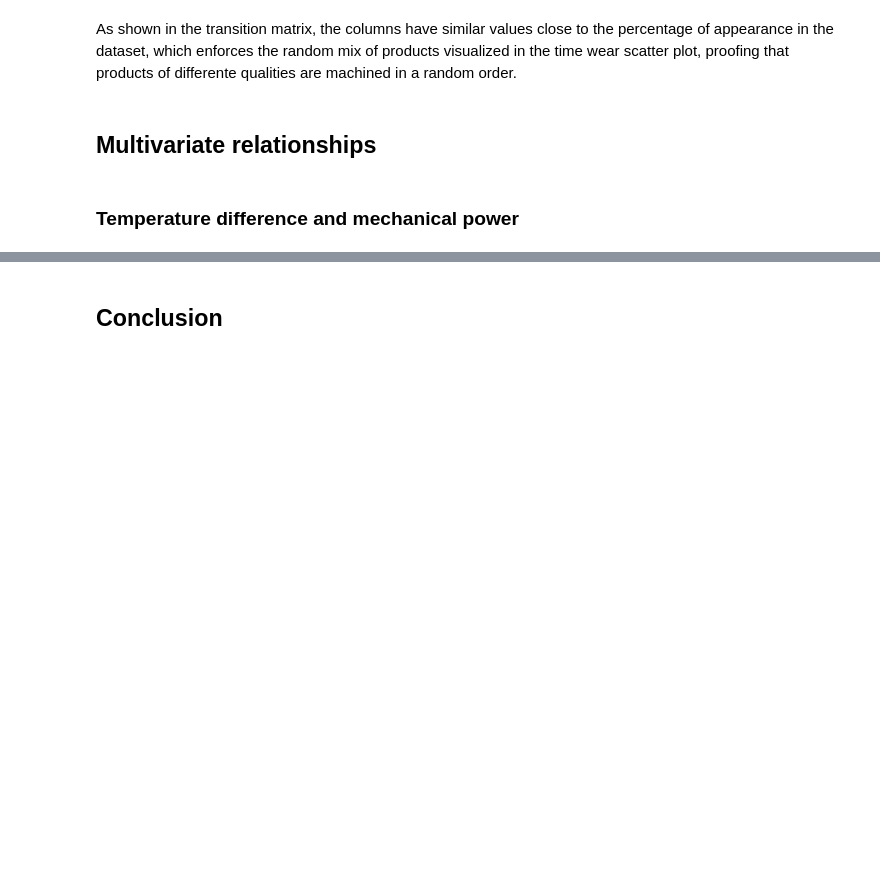
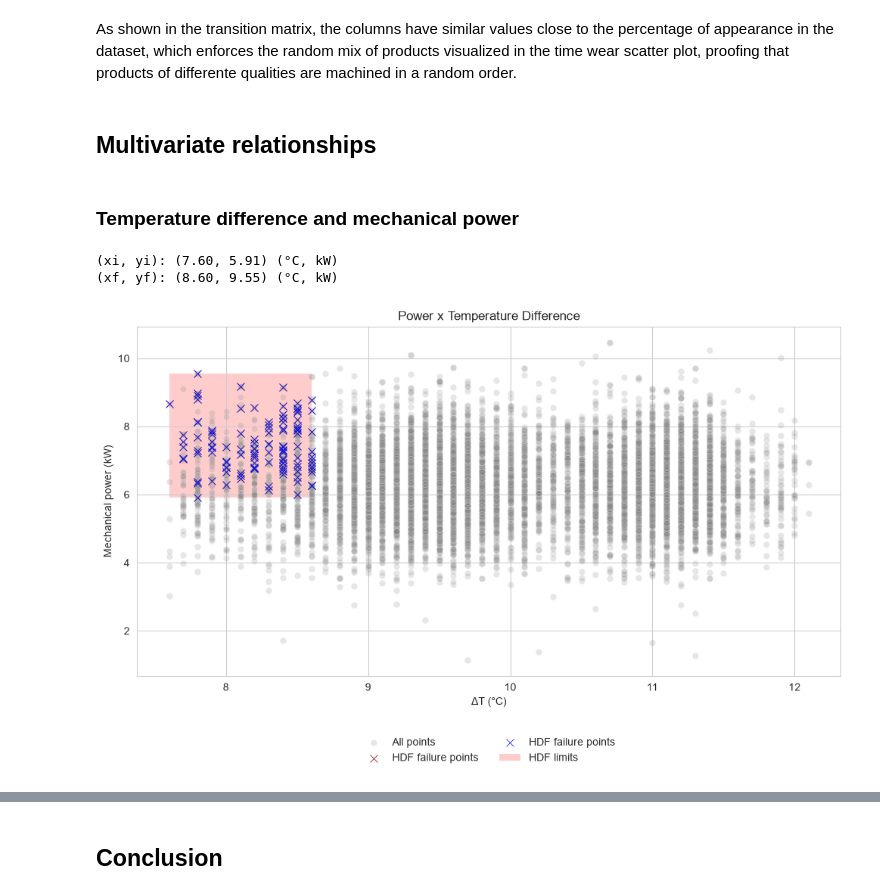
Before and after one commit to ghperez/milling-pdm, a Jupyter notebook: notebooks/03_process_variables_analysis.ipynb, the cells around one changed output, grey strips where cells are left out. Saved outputs shown, nothing was run; the diff lists cells and outputs as text; code cells hidden in the pictures; blank space fills up the shorter version.

```diff
--- a/notebooks/03_process_variables_analysis.ipynb
+++ b/notebooks/03_process_variables_analysis.ipynb
@@ -492,3 +504,78 @@ As shown in the transition matrix, the columns have similar values close to the
 ## Multivariate relationships
 # %% [markdown]
 ### Temperature difference and mechanical power
+# %%
+# Mechanical Power x Temperature Difference (scatter plot)
+
+## Create a dataframe with only power and failure columns
+df_for_plot = df_failure_mode[["mech_power_kwatts","delta_temperature_celsius"]]
+rename_dict = {"delta_temperature_celsius": r"$\Delta$T (°C)",
+               "mech_power_kwatts": "Mechanical power (kW)"}
+
+## Create failure mode dataframe with HDF points
+df_hdf = df_failure_mode[df_failure_mode["status"]=="HDF"]
+df_hdf = df_hdf[["mech_power_kwatts", "delta_temperature_celsius"]]
+
+## Plot time-series
+plt.figure(figsize=(12, 6))
+sns.set_style("whitegrid")
+# sns.lineplot(data=df_power.rename(rename_dict))
+sns.scatterplot(data=df_for_plot.rename(rename_dict),
+                x="delta_temperature_celsius",
+                y="mech_power_kwatts",
+                alpha=0.2,
+                color="#858585",
+                label="All points")
+
+# Plot failures
+sns.scatterplot(data=df_hdf,
+                x="delta_temperature_celsius",
+                y="mech_power_kwatts",
+                marker="x",
+                s=50,
+                color="#920C0C",
+                zorder=5,
+                label="HDF failure points");
+
+sns.scatterplot(data=df_osf,
+                x="delta_temperature_celsius",
+                y="mech_power_kwatts",
+                marker="x",
+                s=50,
+                color="#001AFF",
+                zorder=5,
+                label="HDF failure points");
+
+ax = plt.gca()
+
+## Plot limit region using the trigger values encontered in the time-series
+xi = float(df_hdf["delta_temperature_celsius"].min())
+yi = float(df_hdf["mech_power_kwatts"].min())
+dx = float(df_hdf["delta_temperature_celsius"].max() - df_hdf["delta_temperature_celsius"].min())
+dy = float(df_hdf["mech_power_kwatts"].max() - df_hdf["mech_power_kwatts"].min())
+print(f"(xi, yi): ({xi:.2f}, {yi:.2f}) (°C, kW)")
+print(f"(xf, yf): ({xi+dx:.2f}, {yi+dy:.2f}) (°C, kW)")
+
+rect = patches.Rectangle( (xi, yi), dx, dy,
+                         linewidth=0,
+                         facecolor='red',
+                         alpha=0.2,
+                         label="HDF limits",
+                         zorder=-5)
+ax.add_patch(rect)
+
+## Plot settings
+plt.title("Power x Temperature Difference")
+plt.xlabel(r"$\Delta$T (°C)")
+plt.ylabel("Mechanical power (kW)")
+plt.legend(
+    loc='upper center',
+    bbox_to_anchor=(0.5, -0.15),
+    ncol=2,
+    frameon=False
+)
+plt.show()
+# %% [output]
+(xi, yi): (7.60, 5.91) (°C, kW)
+(xf, yf): (8.60, 9.55) (°C, kW)
+[figure, added]
```
Also changed, not shown: parts of 8 cells of this notebook.
